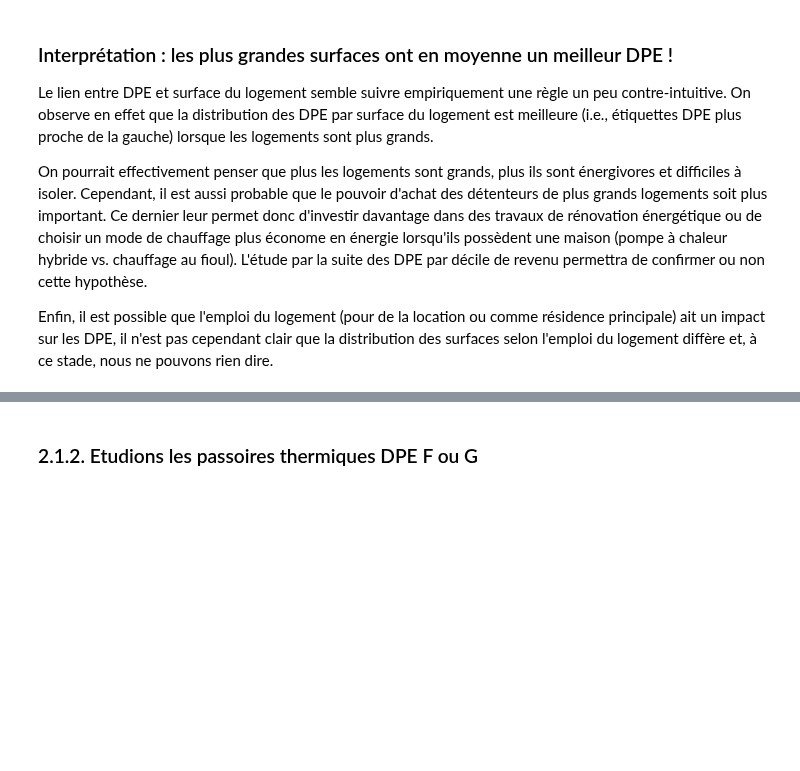
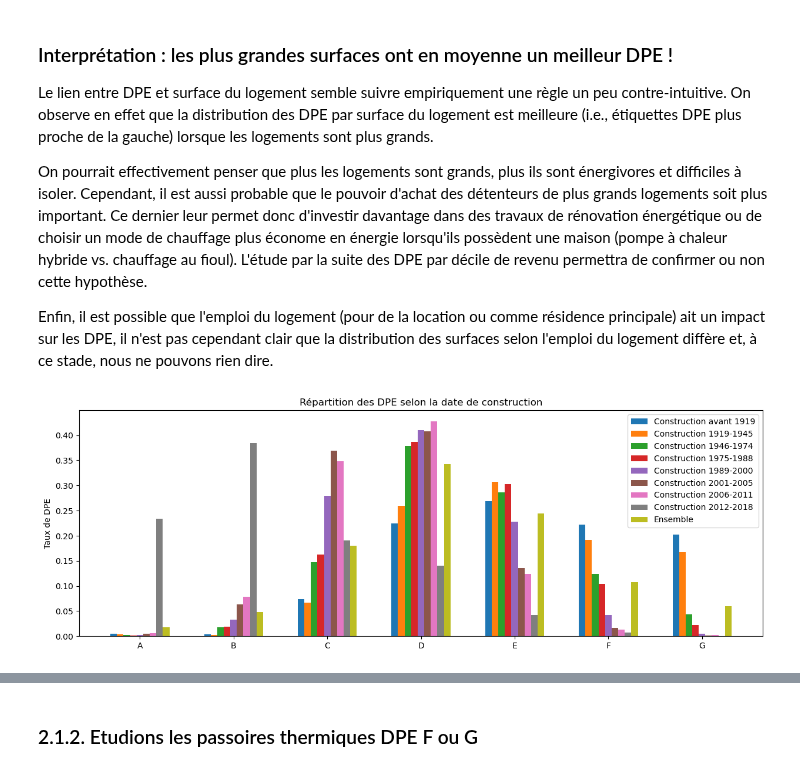
Before and after one commit to f-b-l/python2A, a Jupyter notebook: Master Notebook.ipynb, the cells around one changed output, grey strips where cells are left out. Cells and saved outputs as stored; diff of their text form; code cells hidden in the pictures; blank space fills up the shorter version.

```diff
--- a/Master Notebook.ipynb
+++ b/Master Notebook.ipynb
@@ -693,3 +761,86 @@ Le lien entre DPE et surface du logement semble suivre empiriquement une règle
 On pourrait effectivement penser que plus les logements sont grands, plus ils sont énergivores et difficiles à isoler. Cependant, il est aussi probable que le pouvoir d'achat des détenteurs de plus grands logements soit plus important. Ce dernier leur permet donc d'investir davantage dans des travaux de rénovation énergétique ou de choisir un mode de chauffage plus économe en énergie lorsqu'ils possèdent une maison (pompe à chaleur hybride vs. chauffage au fioul). L'étude par la suite des DPE par décile de revenu permettra de confirmer ou non cette hypothèse.
 
 Enfin, il est possible que l'emploi du logement (pour de la location ou comme résidence principale) ait un impact sur les DPE, il n'est pas cependant clair que la distribution des surfaces selon l'emploi du logement diffère et, à ce stade, nous ne pouvons rien dire.
+# %%
+#ci-dessous, on se penche sur la date de construction du logement
+
+abscisse=['A','B','C','D','E','F','G']
+
+
+#date<1919
+dpe_pre1919=df_log_nat_work.loc[[28]].values.tolist()
+dpe_pre1919=dpe_pre1919[0]
+dpe_pre1919.remove('taux_date<1919')
+dpe_pre1919.pop()
+
+#date 1919-1945
+dpe_1919to1945=df_log_nat_work.loc[[31]].values.tolist()
+dpe_1919to1945=dpe_1919to1945[0]
+dpe_1919to1945.remove('taux_date1919-1945')
+dpe_1919to1945.pop()
+
+#date 1946-1974
+dpe_1946to1974=df_log_nat_work.loc[[34]].values.tolist()
+dpe_1946to1974=dpe_1946to1974[0]
+dpe_1946to1974.remove('taux_date1946-1974')
+dpe_1946to1974.pop()
+
+#date 1975-1988
+dpe_1975to1988=df_log_nat_work.loc[[37]].values.tolist()
+dpe_1975to1988=dpe_1975to1988[0]
+dpe_1975to1988.remove('taux_date1975-1988')
+dpe_1975to1988.pop()
+
+#date 1989-2000
+dpe_1989to2000=df_log_nat_work.loc[[40]].values.tolist()
+dpe_1989to2000=dpe_1989to2000[0]
+dpe_1989to2000.remove('taux_date1989-2000')
+dpe_1989to2000.pop()
+
+#date 2001-2005
+dpe_2001to2005=df_log_nat_work.loc[[43]].values.tolist()
+dpe_2001to2005=dpe_2001to2005[0]
+dpe_2001to2005.remove('taux_date2001-2005')
+dpe_2001to2005.pop()
+
+#date 2006-2011
+dpe_2006to2011=df_log_nat_work.loc[[46]].values.tolist()
+dpe_2006to2011=dpe_2006to2011[0]
+dpe_2006to2011.remove('taux_date2006-2011')
+dpe_2006to2011.pop()
+
+#date 2012-2018
+dpe_2012to2018=df_log_nat_work.loc[[49]].values.tolist()
+dpe_2012to2018=dpe_2012to2018[0]
+dpe_2012to2018.remove('taux_date2012-2018')
+dpe_2012to2018.pop()
+
+#ci-dessous l'ensemble
+dpe_ens=liste=df_log_nat_work.loc[[7]].values.tolist()
+dpe_ens=dpe_ens[0]
+dpe_ens.remove('taux_ens')
+dpe_ens.pop()
+
+x = np.arange(len(abscisse))  # localisation des labels
+width = 0.07  # taille des barres
+
+fig, ax = plt.subplots()
+dpe_pre1919= ax.bar(x - 4*width, dpe_pre1919, width, label='Construction avant 1919')
+dpe_1919to1945= ax.bar(x - 3*width, dpe_1919to1945, width, label='Construction 1919-1945')
+dpe_1946to1974= ax.bar(x - 2*width, dpe_1946to1974, width, label='Construction 1946-1974')
+dpe_1975to1988= ax.bar(x - width, dpe_1975to1988, width, label='Construction 1975-1988')
+dpe_1989to2000= ax.bar(x , dpe_1989to2000, width, label='Construction 1989-2000')
+dpe_2001to2005= ax.bar(x +width, dpe_2001to2005, width, label='Construction 2001-2005')
+dpe_2006to2011= ax.bar(x + 2*width, dpe_2006to2011, width, label='Construction 2006-2011')
+dpe_2012to2018= ax.bar(x + 3*width, dpe_2012to2018, width, label='Construction 2012-2018')
+ensemble = ax.bar(x + 4*width, dpe_ens, width, label='Ensemble')
+
+ax.set_ylabel('Taux de DPE')
+ax.set_title('Répartition des DPE selon la date de construction')
+ax.set_xticks(x,abscisse)
+ax.legend()
+fig.set_size_inches(15, 5)
+
+plt.show()
+# %% [output]
+[figure, added]
```
Also changed, not shown: parts of 17 cells of this notebook.
